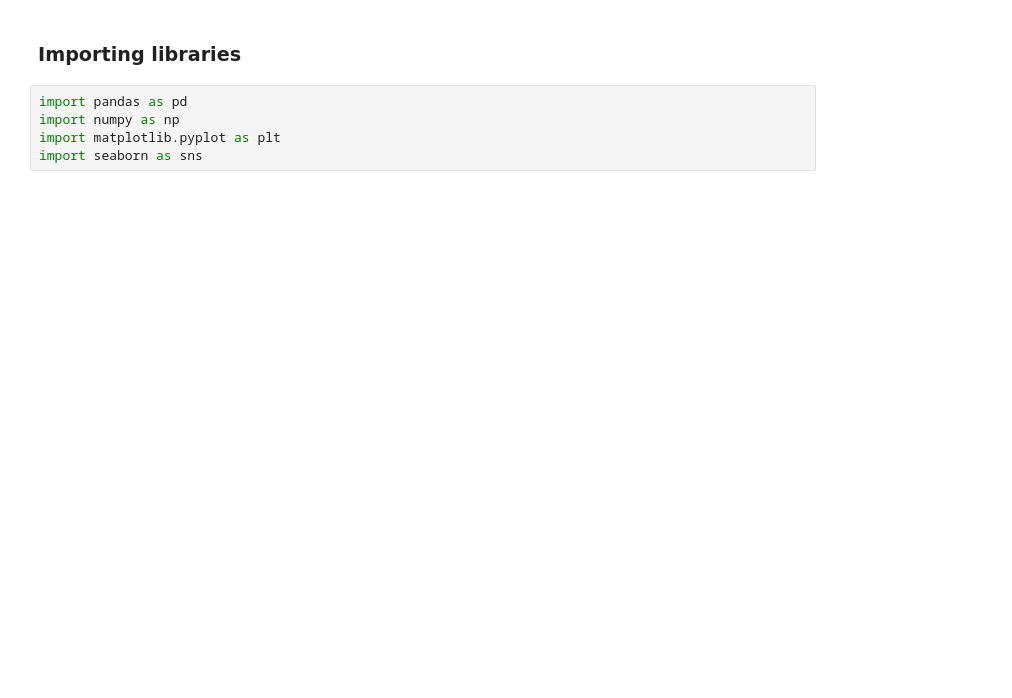
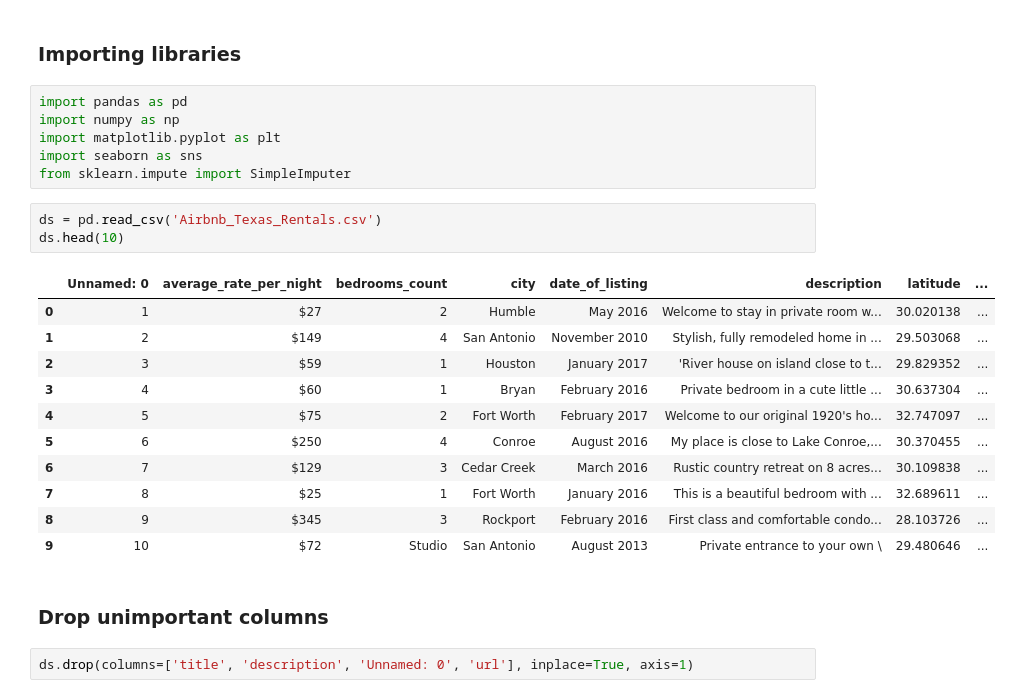
Before and after one commit to hossein-rahmati/Airbnb-property-dataset, a Jupyter notebook: Airbnb_property.ipynb, the cells around one changed output. Cells and saved outputs as stored; diff of their text form; blank space fills up the shorter version.

```diff
--- a/Airbnb_property.ipynb
+++ b/Airbnb_property.ipynb
@@ -20,3 +16,23 @@ import pandas as pd
 import numpy as np
 import matplotlib.pyplot as plt
 import seaborn as sns
+from sklearn.impute import SimpleImputer
+# %%
+ds = pd.read_csv('Airbnb_Texas_Rentals.csv')
+ds.head(10)
+# %% [output]
+|  | Unnamed: 0 | average_rate_per_night | bedrooms_count | city | date_of_listing | description | latitude | ... |
+| 0 | 1 | $27 | 2 | Humble | May 2016 | Welcome to stay in private room w... | 30.020138 | ... |
+| 1 | 2 | $149 | 4 | San Antonio | November 2010 | Stylish, fully remodeled home in ... | 29.503068 | ... |
+| 2 | 3 | $59 | 1 | Houston | January 2017 | 'River house on island close to t... | 29.829352 | ... |
+| 3 | 4 | $60 | 1 | Bryan | February 2016 | Private bedroom in a cute little ... | 30.637304 | ... |
+| 4 | 5 | $75 | 2 | Fort Worth | February 2017 | Welcome to our original 1920's ho... | 32.747097 | ... |
+| 5 | 6 | $250 | 4 | Conroe | August 2016 | My place is close to Lake Conroe,... | 30.370455 | ... |
+| 6 | 7 | $129 | 3 | Cedar Creek | March 2016 | Rustic country retreat on 8 acres... | 30.109838 | ... |
+| 7 | 8 | $25 | 1 | Fort Worth | January 2016 | This is a beautiful bedroom with ... | 32.689611 | ... |
+| 8 | 9 | $345 | 3 | Rockport | February 2016 | First class and comfortable condo... | 28.103726 | ... |
+| 9 | 10 | $72 | Studio | San Antonio | August 2013 | Private entrance to your own \ | 29.480646 | ... |
+# %% [markdown]
+### Drop unimportant columns
+# %%
+ds.drop(columns=['title', 'description', 'Unnamed: 0', 'url'], inplace=True, axis=1)
```
Also changed, not shown: parts of 43 cells of this notebook, 1 other file.
